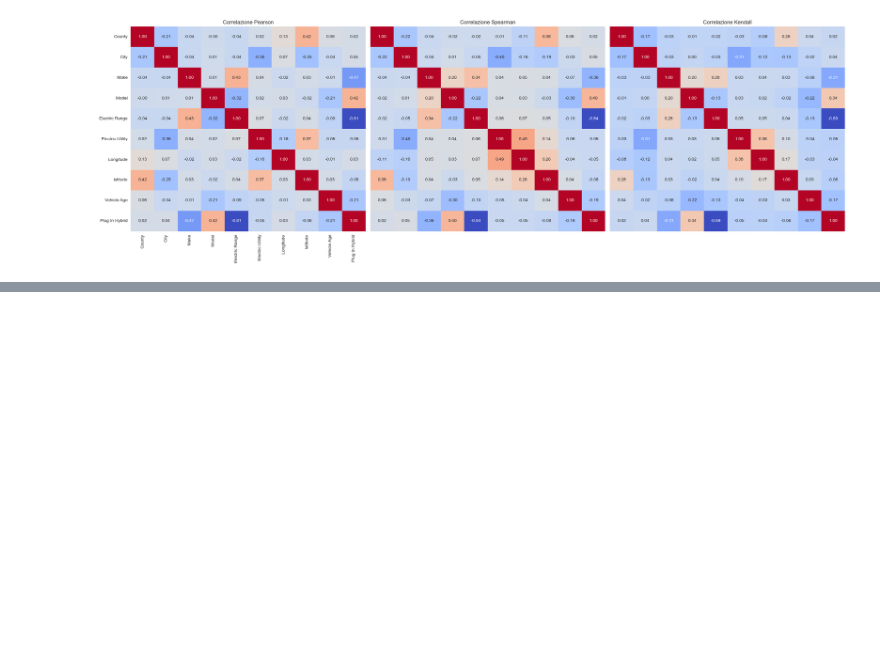
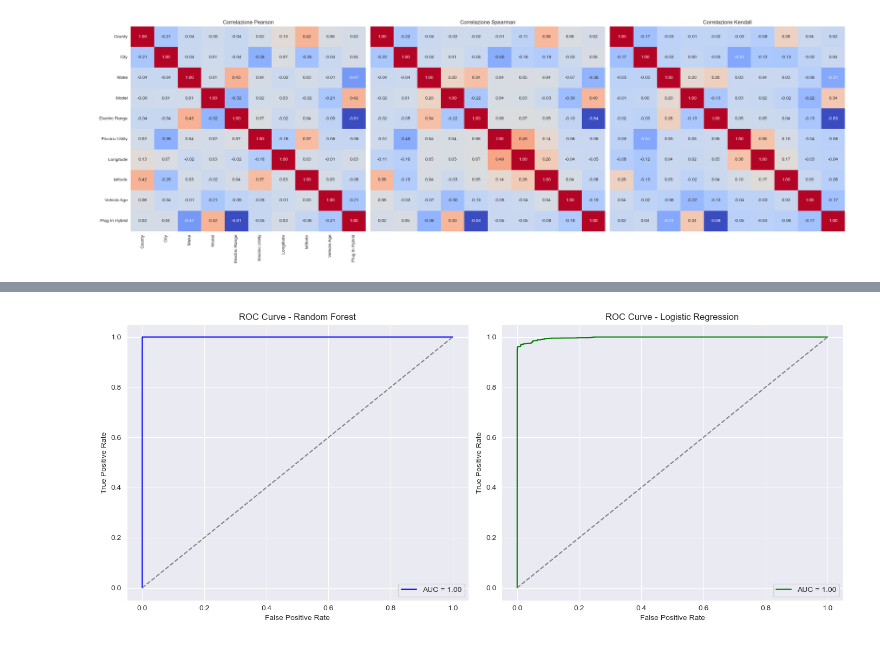
Before and after one commit to Anziano90/siamoTesi, a Jupyter notebook: my_notebook.ipynb, the cells around one changed output, grey strips where cells are left out. Cells and saved outputs as stored; diff of their text form; code cells hidden in the pictures; blank space fills up the shorter version.

```diff
--- a/my_notebook.ipynb
+++ b/my_notebook.ipynb
@@ -581,0 +675,15 @@ Previsione dell'Eta del Veicolo (Vehicle Age): Potremmo provare a prevedere l'et
+# %%
+from sklearn.linear_model import LogisticRegression
+from sklearn.metrics import classification_report
+
+# Inizializza il modello
+logreg = LogisticRegression(max_iter=1000, random_state=42)
+
+# Addestra il modello
+logreg.fit(X_train, y_train)
+
+# Previsioni
+y_pred_logreg = logreg.predict(X_test)
+
+# Valutazione
+print("Classification Report Logistic Regression:\n", classification_report(y_test, y_pred_logreg))
@@ -581,0 +716,34 @@ Previsione dell'Eta del Veicolo (Vehicle Age): Potremmo provare a prevedere l'et
+# %%
+import matplotlib.pyplot as plt
+
+# Calcolo ROC per Random Forest
+fpr_rf, tpr_rf, _ = roc_curve(y_test, y_pred_logreg)
+roc_auc_rf = auc(fpr_rf, tpr_rf)
+
+# Calcolo ROC per Logistic Regression
+fpr_lr, tpr_lr, _ = roc_curve(y_test, y_pred_random_forest)
+roc_auc_lr = auc(fpr_lr, tpr_lr)
+
+# Plot delle due ROC Curve
+fig, axes = plt.subplots(1, 2, figsize=(14, 6))
+
+# ROC Curve Random Forest
+axes[0].plot(fpr_rf, tpr_rf, label=f'AUC = {roc_auc_rf:.2f}', color='blue')
+axes[0].plot([0, 1], [0, 1], linestyle='--', color='gray')
+axes[0].set_title('ROC Curve - Random Forest')
+axes[0].set_xlabel('False Positive Rate')
+axes[0].set_ylabel('True Positive Rate')
+axes[0].legend()
+
+# ROC Curve Logistic Regression
+axes[1].plot(fpr_lr, tpr_lr, label=f'AUC = {roc_auc_lr:.2f}', color='green')
+axes[1].plot([0, 1], [0, 1], linestyle='--', color='gray')
+axes[1].set_title('ROC Curve - Logistic Regression')
+axes[1].set_xlabel('False Positive Rate')
+axes[1].set_ylabel('True Positive Rate')
+axes[1].legend()
+
+plt.tight_layout()
+plt.show()
+# %% [output]
+[figure, added]
```
Also changed, not shown: parts of 30 cells of this notebook.
